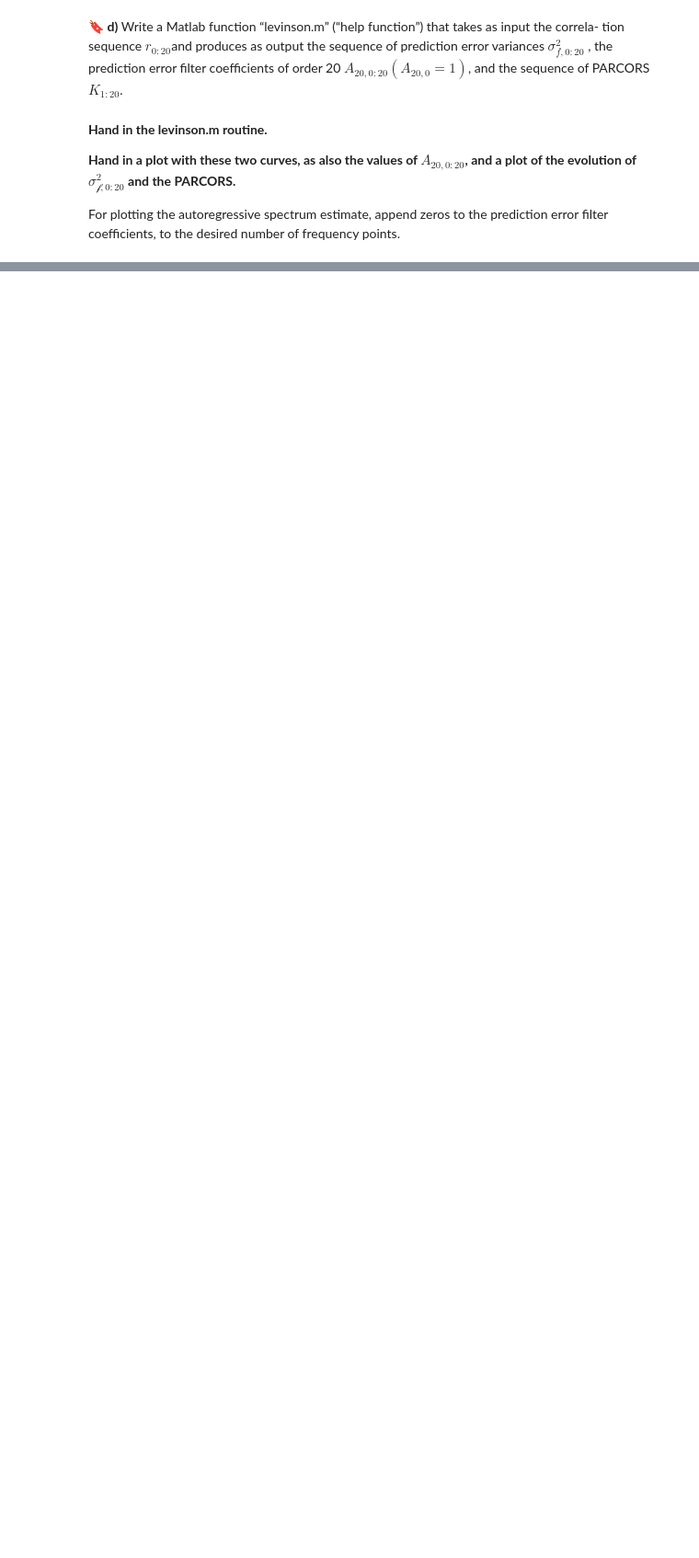
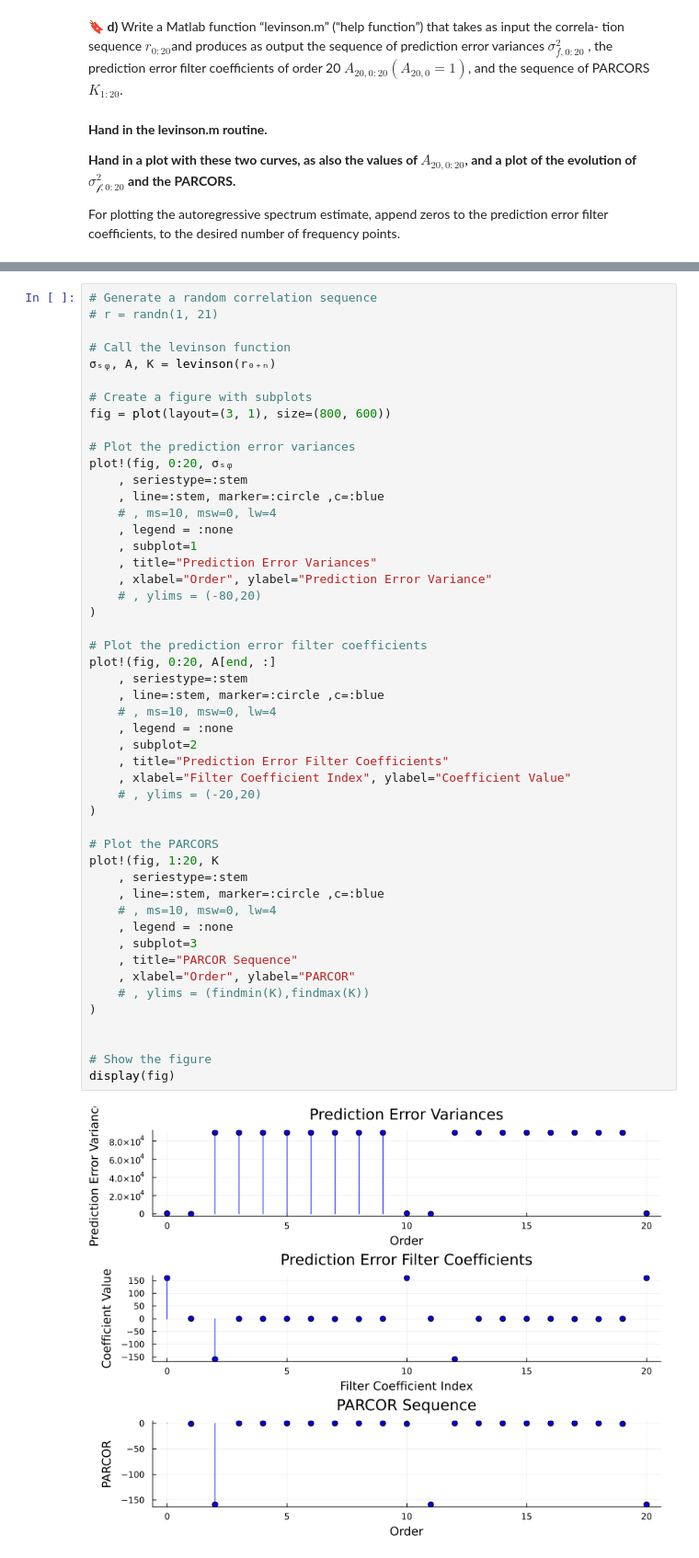
Before and after one commit to setrar/SSP, a Jupyter notebook: Homeworks/tp1/REPORT.ipynb, the cells around one changed output, grey strips where cells are left out. Shown at 92% size. Cells and saved outputs as stored; diff of their text form; blank space fills up the shorter version.

```diff
--- a/Homeworks/tp1/REPORT.ipynb
+++ b/Homeworks/tp1/REPORT.ipynb
@@ -123,0 +150,51 @@ For plotting the autoregressive spectrum estimate, append zeros to the predictio
+# %%
+# Generate a random correlation sequence
+# r = randn(1, 21)
+
+# Call the levinson function
+σₛᵩ, A, K = levinson(r₀₊ₙ)
+
+# Create a figure with subplots
+fig = plot(layout=(3, 1), size=(800, 600))
+
+# Plot the prediction error variances
+plot!(fig, 0:20, σₛᵩ
+    , seriestype=:stem
+    , line=:stem, marker=:circle ,c=:blue
+    # , ms=10, msw=0, lw=4
+    , legend = :none
+    , subplot=1
+    , title="Prediction Error Variances"
+    , xlabel="Order", ylabel="Prediction Error Variance"
+    # , ylims = (-80,20)
+)
+
+# Plot the prediction error filter coefficients
+plot!(fig, 0:20, A[end, :]
+    , seriestype=:stem
+    , line=:stem, marker=:circle ,c=:blue
+    # , ms=10, msw=0, lw=4
+    , legend = :none
+    , subplot=2
+    , title="Prediction Error Filter Coefficients"
+    , xlabel="Filter Coefficient Index", ylabel="Coefficient Value"
+    # , ylims = (-20,20)
+)
+
+# Plot the PARCORS
+plot!(fig, 1:20, K
+    , seriestype=:stem
+    , line=:stem, marker=:circle ,c=:blue
+    # , ms=10, msw=0, lw=4
+    , legend = :none
+    , subplot=3
+    , title="PARCOR Sequence"
+    , xlabel="Order", ylabel="PARCOR"
+    # , ylims = (findmin(K),findmax(K))
+)
+
+
+# Show the figure
+display(fig)
+# %% [output]
+[figure, added]
```
Also changed, not shown: parts of 13 cells of this notebook, 7 other files.
